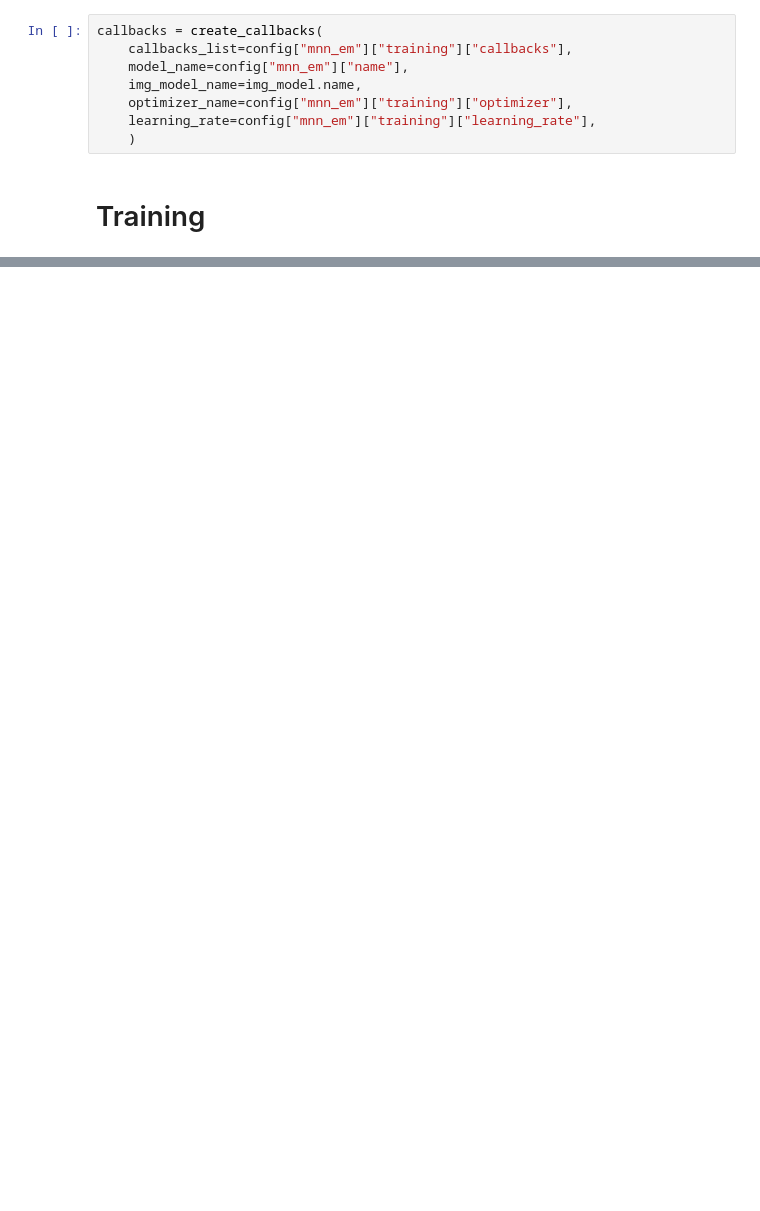
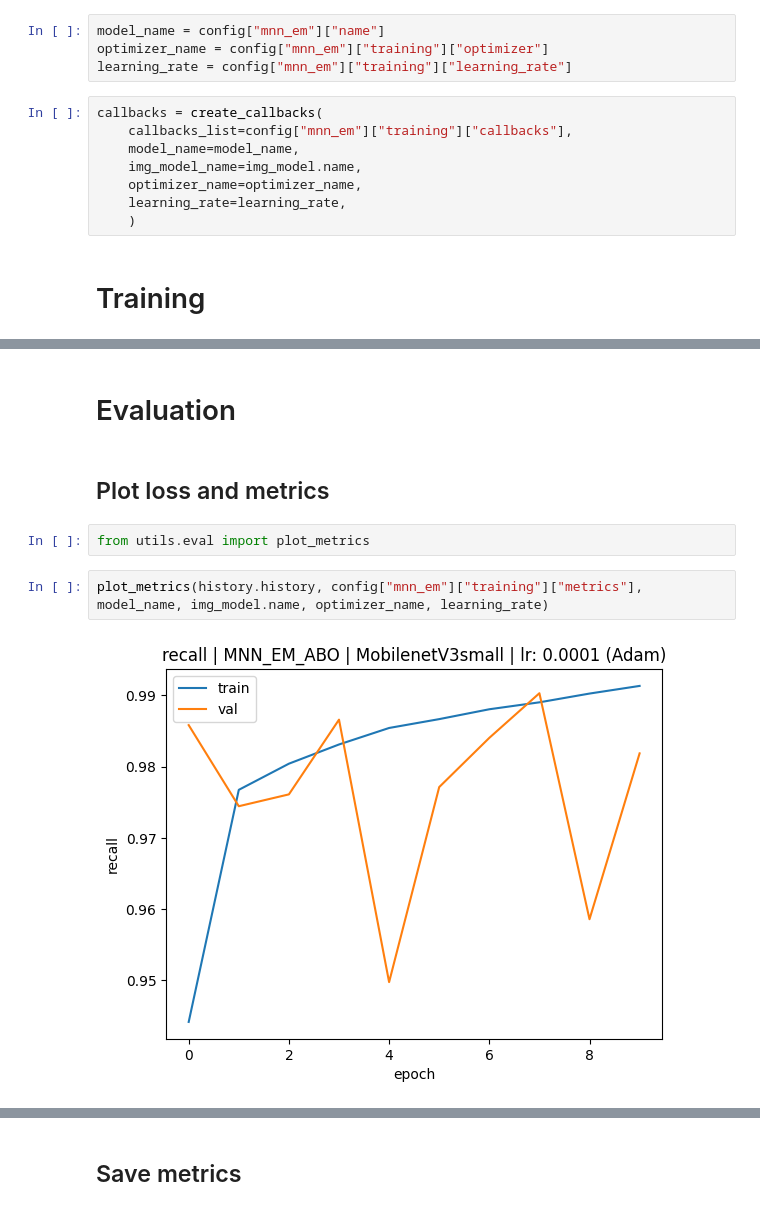
Before and after one commit to slacrum/multimodal_product_matching, a Jupyter notebook: experiments_mnn_em.ipynb, the cells around one changed output, grey strips where cells are left out. Cells and saved outputs as stored; diff of their text form; blank space fills up the shorter version.

Commit message:
Added plotting, evaluating and exporting metrics to experiments

```diff
--- a/experiments_mnn_em.ipynb
+++ b/experiments_mnn_em.ipynb
@@ -204,13 +204,17 @@ You must install pydot (`pip install pydot`) and install graphviz (see instructi
 # Callbacks
 # %%
 from utils.eval import create_callbacks
+# %%
+model_name = config["mnn_em"]["name"]
+optimizer_name = config["mnn_em"]["training"]["optimizer"]
+learning_rate = config["mnn_em"]["training"]["learning_rate"]
 # %%
 callbacks = create_callbacks(
     callbacks_list=config["mnn_em"]["training"]["callbacks"],
-    model_name=config["mnn_em"]["name"],
+    model_name=model_name,
     img_model_name=img_model.name,
-    optimizer_name=config["mnn_em"]["training"]["optimizer"],
-    learning_rate=config["mnn_em"]["training"]["learning_rate"],
+    optimizer_name=optimizer_name,
+    learning_rate=learning_rate,
     )
 # %% [markdown]
 # Training
@@ -227,0 +248,10 @@ Epoch 1/10
+# %% [markdown]
+# Evaluation
+# %% [markdown]
+## Plot loss and metrics
+# %%
+from utils.eval import plot_metrics
+# %%
+plot_metrics(history.history, config["mnn_em"]["training"]["metrics"], model_name, img_model.name, optimizer_name, learning_rate)
+# %% [output]
+[figure, added]
@@ -227,0 +261,2 @@ Epoch 1/10
+# %% [markdown]
+## Save metrics
```
Also changed, not shown: parts of 5 cells of this notebook, 2 other files.
